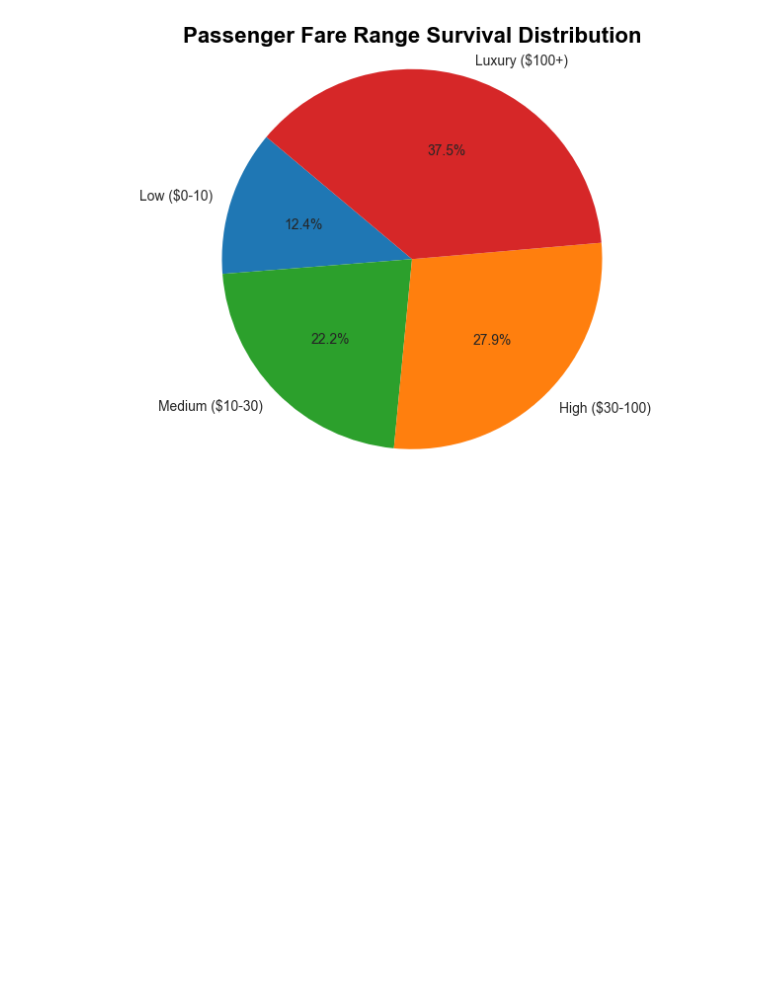
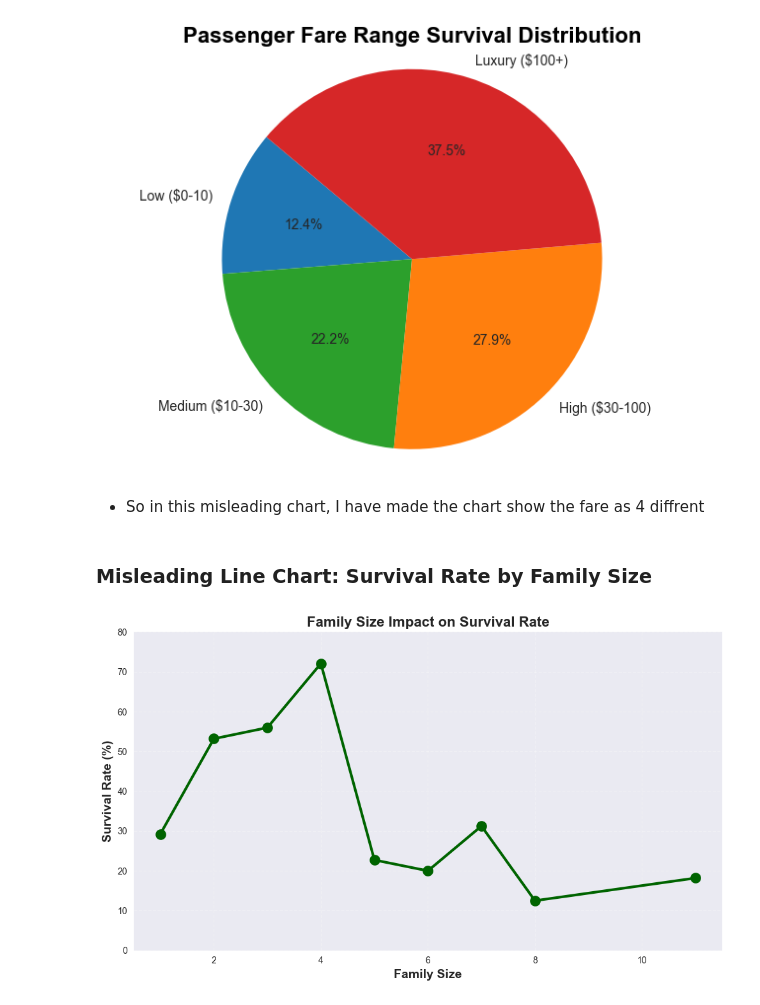
Before and after one commit to aidan-kleinman-2026/DATA6550-Visualization, a Jupyter notebook: Code/Price/PriceA_GroupProjectTitanic.ipynb, the cells around one changed output. Saved outputs shown, nothing was run; the diff lists cells and outputs as text; code cells hidden in the pictures; blank space fills up the shorter version.

```diff
--- a/Code/Price/PriceA_GroupProjectTitanic.ipynb
+++ b/Code/Price/PriceA_GroupProjectTitanic.ipynb
@@ -366,3 +368,26 @@ plt.axis('equal')
 plt.show()
 # %% [output]
 [figure]
+# %% [markdown]
+- So in this misleading chart, I have made the chart show the fare as 4 diffrent
+# %% [markdown]
+### Misleading Line Chart: Survival Rate by Family Size
+# %%
+# Calculated total family size (SibSp + Parch + 1 for passenger themselves)
+df_joined['Family_Size'] = df_joined['SibSp'] + df_joined['Parch'] + 1
+
+survival_by_family = df_joined.groupby('Family_Size')['Survived'].mean() * 100
+
+plt.figure(figsize=(10, 6))
+plt.plot(survival_by_family.index, survival_by_family.values,
+         marker='o', linewidth=3, markersize=12, color='darkgreen')
+
+plt.ylim(0, 80)  # Truncated
+plt.xlabel("Family Size", fontsize=14, weight='bold')
+plt.ylabel("Survival Rate (%)", fontsize=14, weight='bold')
+plt.title("Family Size Impact on Survival Rate", fontsize=16, weight='bold')
+plt.grid(True, alpha=0.3, linestyle='--')
+plt.tight_layout()
+plt.show()
+# %% [output]
+[figure, added]
```
Also changed, not shown: parts of 1 cell of this notebook, 2 other files.
